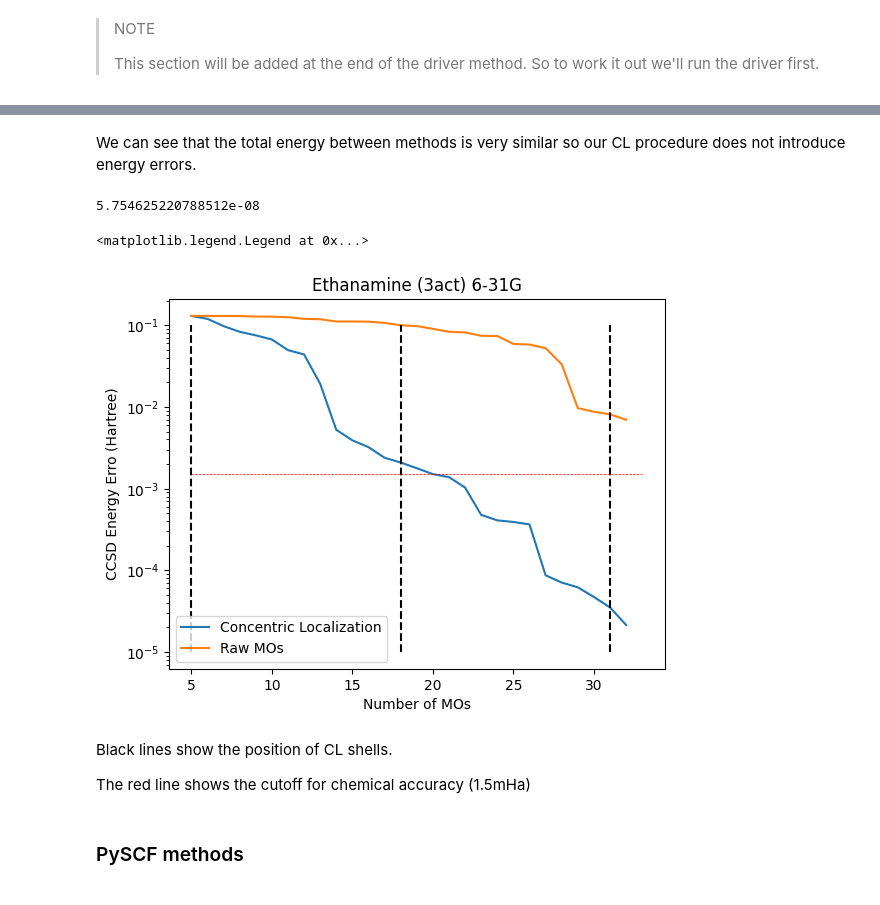
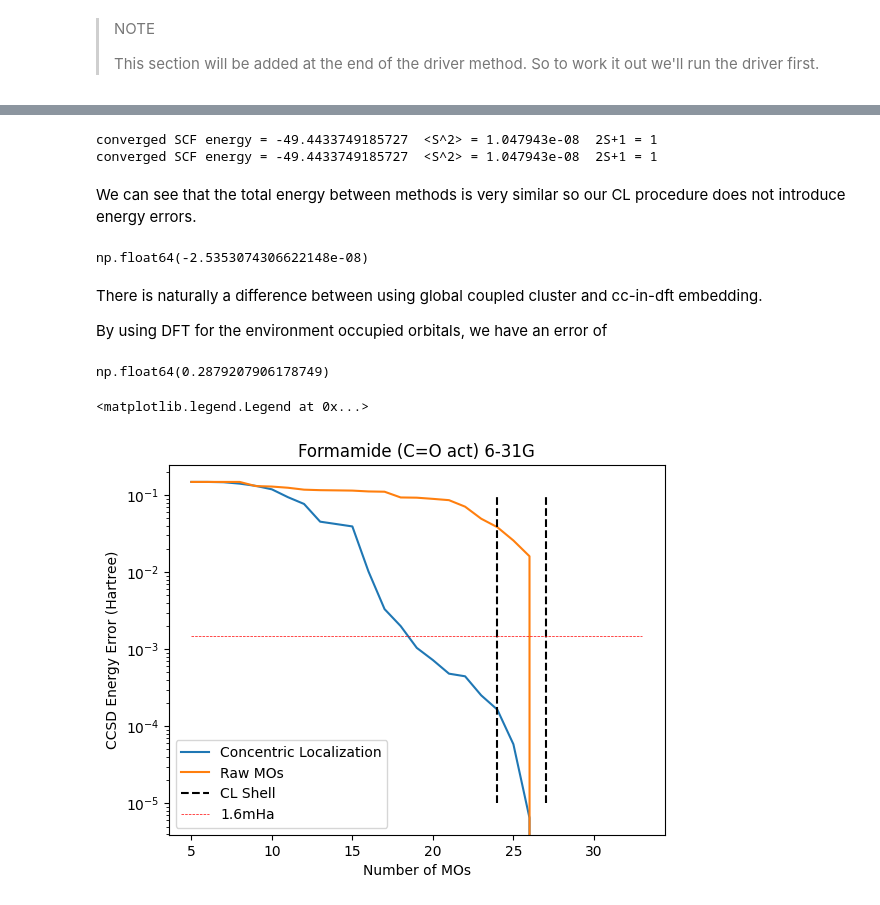
Before and after one commit to UCL-CCS/Nbed, a Jupyter notebook: docs/jupyter_execute/notebooks/localization.ipynb, the cells around one changed output, grey strips where cells are left out. Drawn from its saved outputs; the diff is of its cells as text; code cells hidden in the pictures.

```diff
--- a/docs/jupyter_execute/notebooks/localization.ipynb
+++ b/docs/jupyter_execute/notebooks/localization.ipynb
@@ -341,6 +340,0 @@ converged SCF energy = -36.0561824721752  <S^2> = 1.5170692e-07  2S+1 = 1.000000
-# %%
-from pyscf.cc import CCSD
-
-e_ccsd = CCSD(driver.embedded_scf).run()
-driver_ccsd = e_ccsd.e_tot
-print(driver_ccsd)
@@ -805,29 +390,35 @@ E(CCSD) = 15.467697374869  E_corr = 0
+# %%
+unlocalized = get_partial_cc_errors(False)
+localized = get_partial_cc_errors(True)
+# %% [output]
+converged SCF energy = -49.4433749185727  <S^2> = 1.047943e-08  2S+1 = 1
+converged SCF energy = -49.4433749185727  <S^2> = 1.047943e-08  2S+1 = 1
 # %% [markdown]
 We can see that the total energy between methods is very similar so our CL procedure does not introduce energy errors.
-# %%
-full_cc - unloc_full_cc
-# %% [output]
-5.754625220788512e-08
+# %%
+unlocalized[0] - localized[0]
+# %% [output]
+np.float64(-2.5353074306622148e-08)
+# %% [markdown]
+There is naturally a difference between using global coupled cluster and cc-in-dft embedding.
+
+By using DFT for the environment occupied orbitals, we have an error of
+# %%
+global_cc - unlocalized[0]
+# %% [output]
+np.float64(0.2879207906178749)
 # %%
 from matplotlib import pyplot as plt
 
-plt.semilogy(np.arange(5, 33), np.abs(energies[::-1][:-1]))
-plt.semilogy(np.arange(5, 33), np.abs(unloc_energies[::-1][:-1]))
-plt.vlines(5, ymin=1e-5, ymax=1e-1, color="k", linestyle="--")
-plt.vlines(18, ymin=1e-5, ymax=1e-1, color="k", linestyle="--")
-plt.vlines(31, ymin=1e-5, ymax=1e-1, color="k", linestyle="--")
+plt.semilogy(np.arange(5, 33), np.abs(localized[1][::-1][:-1]))
+plt.semilogy(np.arange(5, 33), np.abs(unlocalized[1][::-1][:-1]))
+plt.vlines(driver.mu["cl"].shells[0], ymin=1e-5, ymax=1e-1, color="k", linestyle="--")
 plt.hlines(1.5e-3, xmin=5, xmax=33, color="red", linestyle="--", linewidth=0.5)
 
-plt.title("Ethanamine (3act) 6-31G")
+plt.title("Formamide (C=O act) 6-31G")
 plt.ylabel("CCSD Energy Error (Hartree)")
 plt.xlabel("Number of MOs")
-plt.legend(["Concentric Localization", "Raw MOs"])
+plt.legend(["Concentric Localization", "Raw MOs", "CL Shell", "1.6mHa"])
 # %% [output]
 <matplotlib.legend.Legend at 0x...>
-[figure, old version]
+[figure, new version]
-# %% [markdown]
-Black lines show the position of CL shells.
-
-The red line shows the cutoff for chemical accuracy (1.5mHa)
-# %% [markdown]
-### PySCF methods
```
Also changed, not shown: parts of 34 cells of this notebook, 1 other file.
